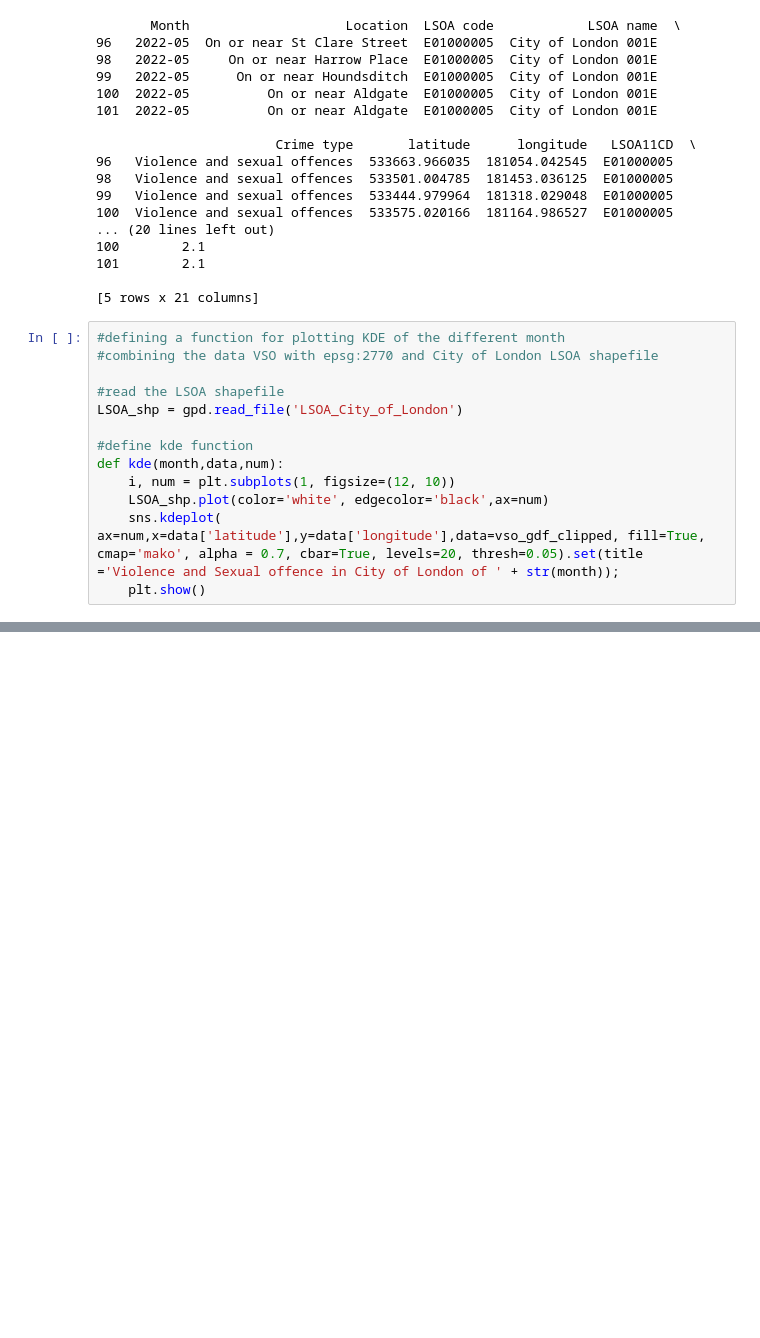
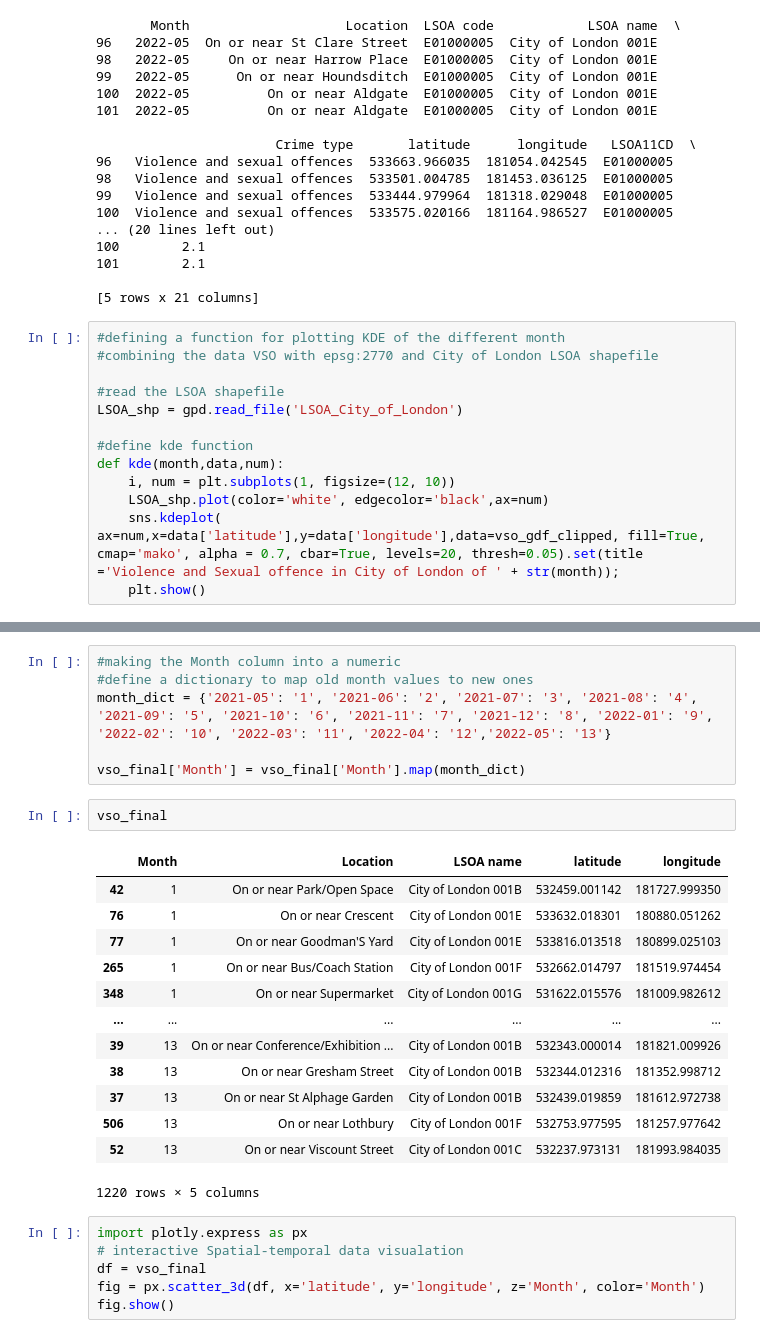
Before and after one commit to AlinZohari/STDM, a Jupyter notebook: stdm_crime.ipynb, the cells around one changed output, grey strips where cells are left out. Saved outputs shown, nothing was run; the diff lists cells and outputs as text; blank space fills up the shorter version.

```diff
--- a/stdm_crime.ipynb
+++ b/stdm_crime.ipynb
@@ -502,0 +519,28 @@ kde ('All Months',vso_gdf_clipped , 14)
+# %%
+#making the Month column into a numeric
+#define a dictionary to map old month values to new ones
+month_dict = {'2021-05': '1', '2021-06': '2', '2021-07': '3', '2021-08': '4', '2021-09': '5', '2021-10': '6', '2021-11': '7', '2021-12': '8', '2022-01': '9', '2022-02': '10', '2022-03': '11', '2022-04': '12','2022-05': '13'}
+
+vso_final['Month'] = vso_final['Month'].map(month_dict)
+# %%
+vso_final
+# %% [output]
+|  | Month | Location | LSOA name | latitude | longitude |
+| 42 | 1 | On or near Park/Open Space | City of London 001B | 532459.001142 | 181727.999350 |
+| 76 | 1 | On or near Crescent | City of London 001E | 533632.018301 | 180880.051262 |
+| 77 | 1 | On or near Goodman'S Yard | City of London 001E | 533816.013518 | 180899.025103 |
+| 265 | 1 | On or near Bus/Coach Station | City of London 001F | 532662.014797 | 181519.974454 |
+| 348 | 1 | On or near Supermarket | City of London 001G | 531622.015576 | 181009.982612 |
+| ... | ... | ... | ... | ... | ... |
+| 39 | 13 | On or near Conference/Exhibition ... | City of London 001B | 532343.000014 | 181821.009926 |
+| 38 | 13 | On or near Gresham Street | City of London 001B | 532344.012316 | 181352.998712 |
+| 37 | 13 | On or near St Alphage Garden | City of London 001B | 532439.019859 | 181612.972738 |
+| 506 | 13 | On or near Lothbury | City of London 001F | 532753.977595 | 181257.977642 |
+| 52 | 13 | On or near Viscount Street | City of London 001C | 532237.973131 | 181993.984035 |
+1220 rows × 5 columns
+# %%
+import plotly.express as px
+# interactive Spatial-temporal data visualation
+df = vso_final
+fig = px.scatter_3d(df, x='latitude', y='longitude', z='Month', color='Month')
+fig.show()
```
Also changed, not shown: parts of 6 cells of this notebook, 1 other file.
